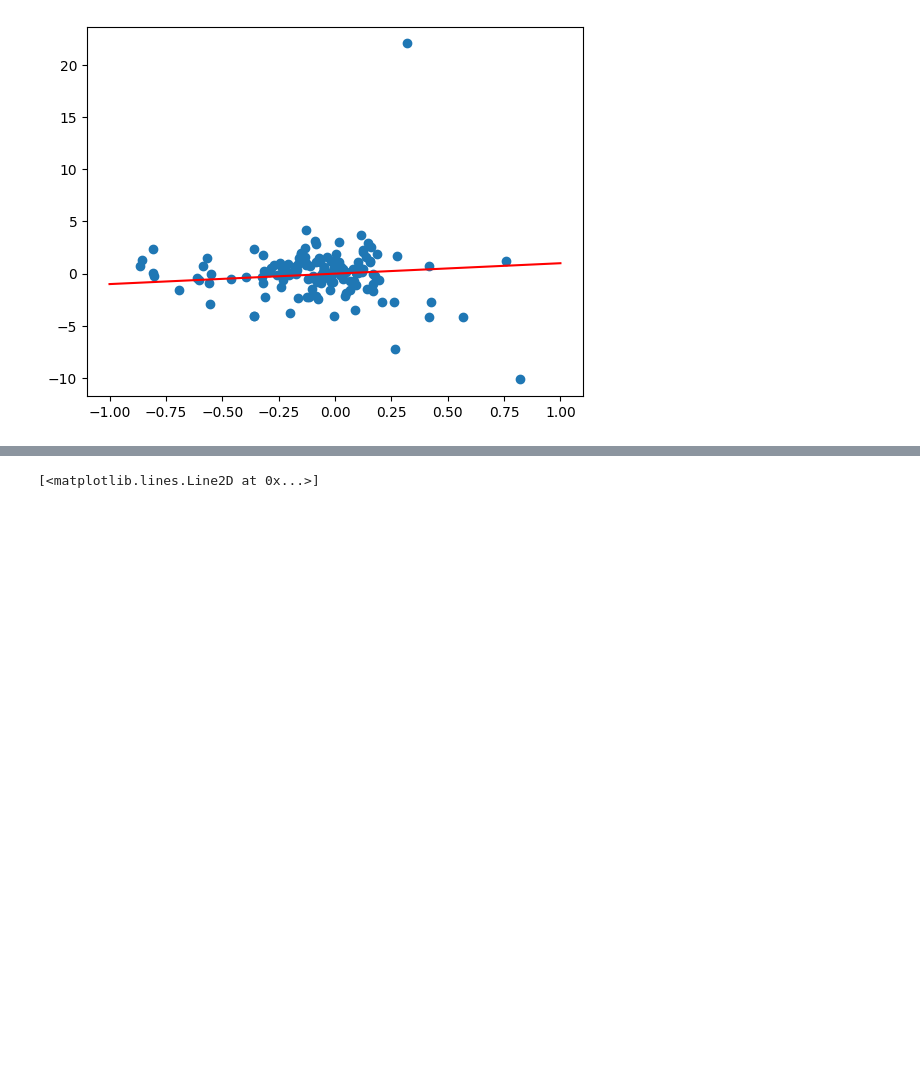
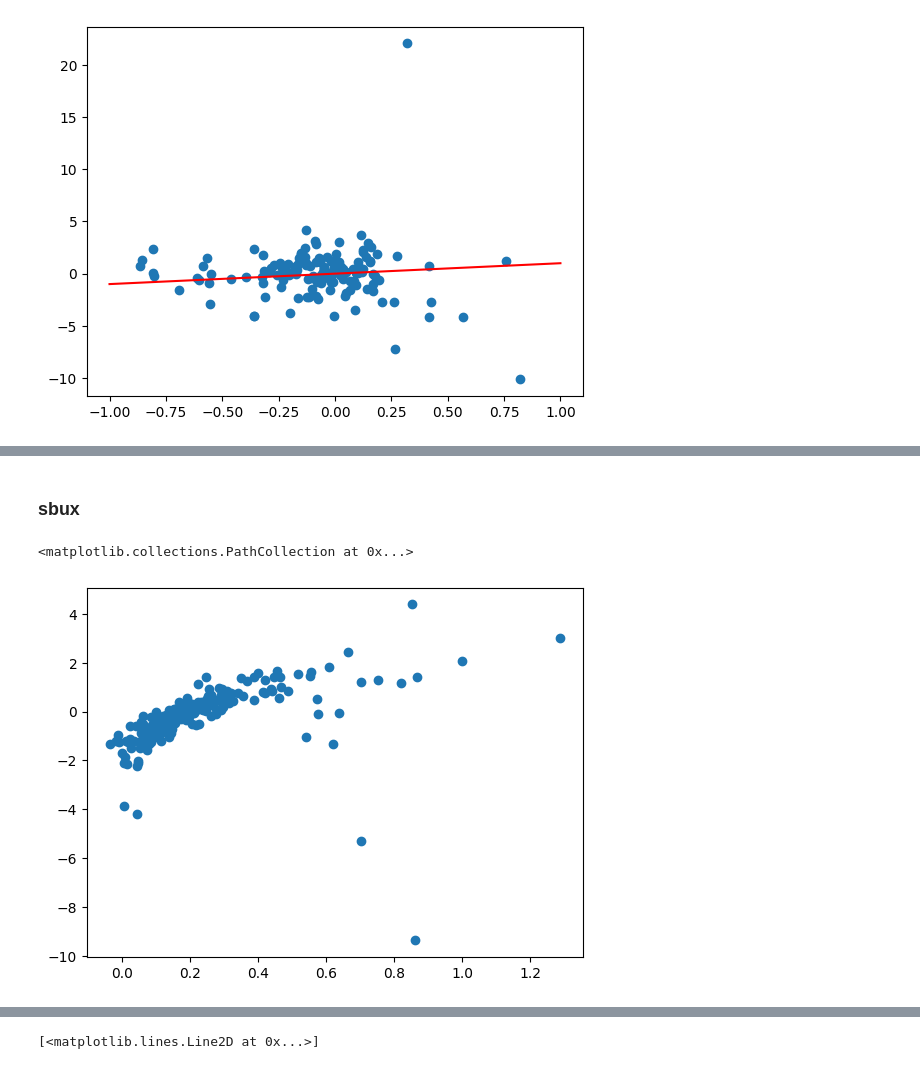
Before and after one commit to sculd/volatility_trading, a Jupyter notebook: sandbox_options.ipynb, the cells around one changed output, grey strips where cells are left out. Cells and saved outputs as stored; diff of their text form; code cells hidden in the pictures; blank space fills up the shorter version.

```diff
--- a/sandbox_options.ipynb
+++ b/sandbox_options.ipynb
@@ -173,0 +197,9 @@ plt.plot([-1, 1], [-1, 1], 'k-', color = 'r')
+# %% [markdown]
+### sbux
+# %%
+df_sbux_atm_call_vol_actual_change = df_sbux_atm_vol_history[['atm_call_vol']].join(df_sbux_market_open_close_history[['actual_change']])
+plt.scatter(df_sbux_atm_call_vol_actual_change[["atm_call_vol"]], df_sbux_atm_call_vol_actual_change[["actual_change"]])
+#plt.plot([-1, 1], [-1, 1], 'k-', color = 'r')
+# %% [output]
+<matplotlib.collections.PathCollection at 0x...>
+[figure, added]
```
Also changed, not shown: parts of 5 cells of this notebook.
